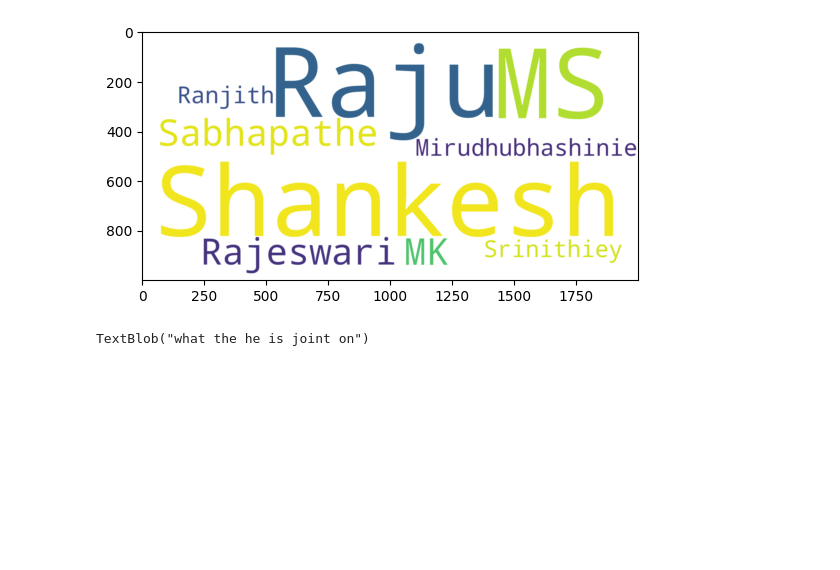
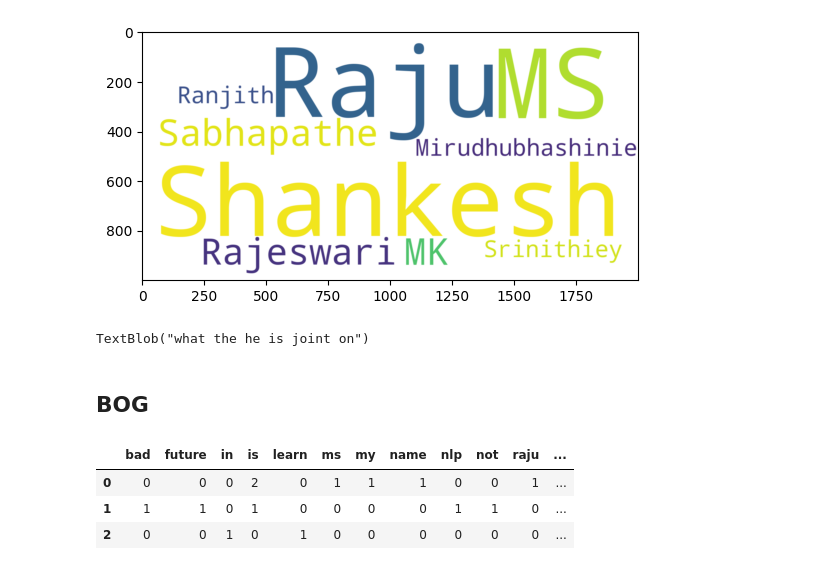
Before and after one commit to sabhashanki/Fraudulent_Transaction_iNeuron, a Jupyter notebook: nlp.ipynb, the cells around one changed output. Saved outputs shown, nothing was run; the diff lists cells and outputs as text; code cells hidden in the pictures; blank space fills up the shorter version.

```diff
--- a/nlp.ipynb
+++ b/nlp.ipynb
@@ -170,3 +170,5 @@ a = ['whtt the hel is hoinh on']
 TextBlob(a[0]).correct()
 # %% [output]
 TextBlob("what the he is joint on")
+# %% [markdown]
+## BOG
@@ -172,0 +177,11 @@ TextBlob("what the he is joint on")
+# %%
+text = ['My name is is Shankesh Raju MS','NLP is the future not bad','I will learn in 2 weeks']
+vector = CountVectorizer()
+vector_array = vector.fit_transform(text).toarray()
+vector_array.shape, vector.get_feature_names()
+pd.DataFrame(vector_array, columns = vector.get_feature_names())
+# %% [output]
+|  | bad | future | in | is | learn | ms | my | name | nlp | not | raju | ... |
+| 0 | 0 | 0 | 0 | 2 | 0 | 1 | 1 | 1 | 0 | 0 | 1 | ... |
+| 1 | 1 | 1 | 0 | 1 | 0 | 0 | 0 | 0 | 1 | 1 | 0 | ... |
+| 2 | 0 | 0 | 1 | 0 | 1 | 0 | 0 | 0 | 0 | 0 | 0 | ... |
```
Also changed, not shown: parts of 5 cells of this notebook.
